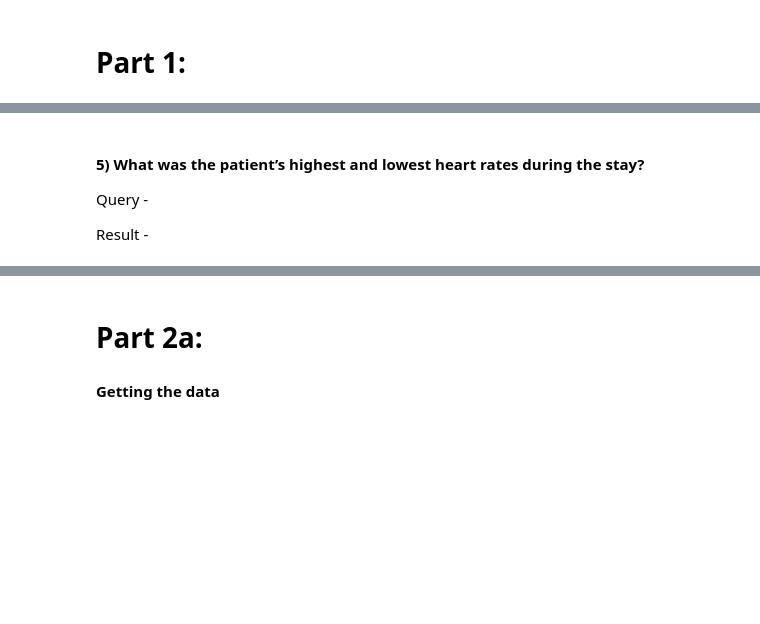
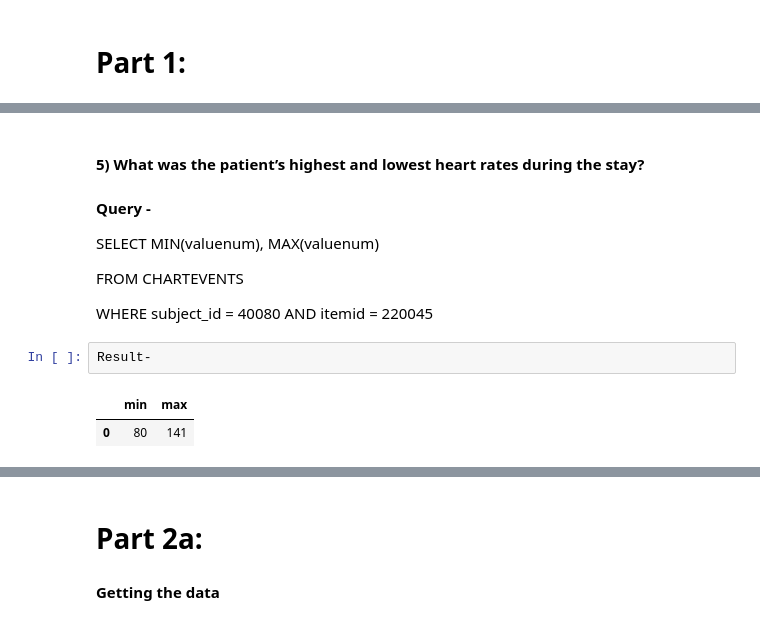
Before and after one commit to mathurp/ML_for_health, a Jupyter notebook: ML_for_health.ipynb, the cells around one changed output, grey strips where cells are left out. Cells and saved outputs as stored; diff of their text form; blank space fills up the shorter version.

```diff
--- a/ML_for_health.ipynb
+++ b/ML_for_health.ipynb
@@ -31,9 +81,18 @@ Result -
 # %% [markdown]
 #### 5) What was the patient’s highest and lowest heart rates during the stay?
 
-Query -
+#### Query -
 
-Result -
+SELECT MIN(valuenum), MAX(valuenum)
+
+FROM CHARTEVENTS
+
+WHERE subject_id = 40080 AND itemid = 220045
+# %%
+Result-
+# %% [output]
+|  | min | max |
+| 0 | 80 | 141 |
 # %%
 import numpy as np
 import pandas as pd
```
Also changed, not shown: parts of 45 cells of this notebook.
